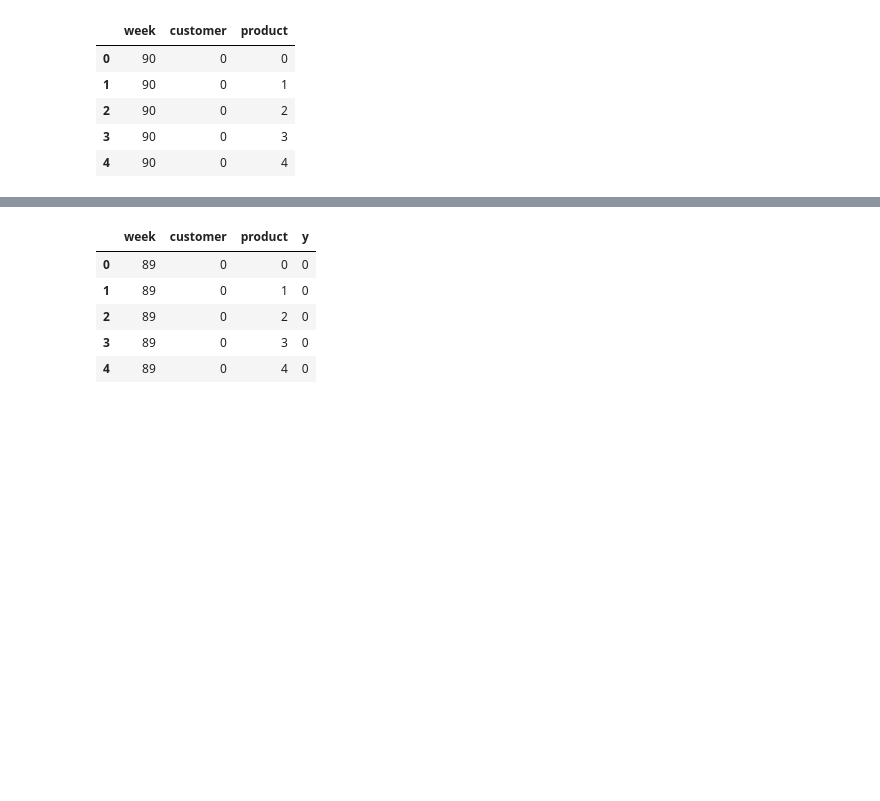
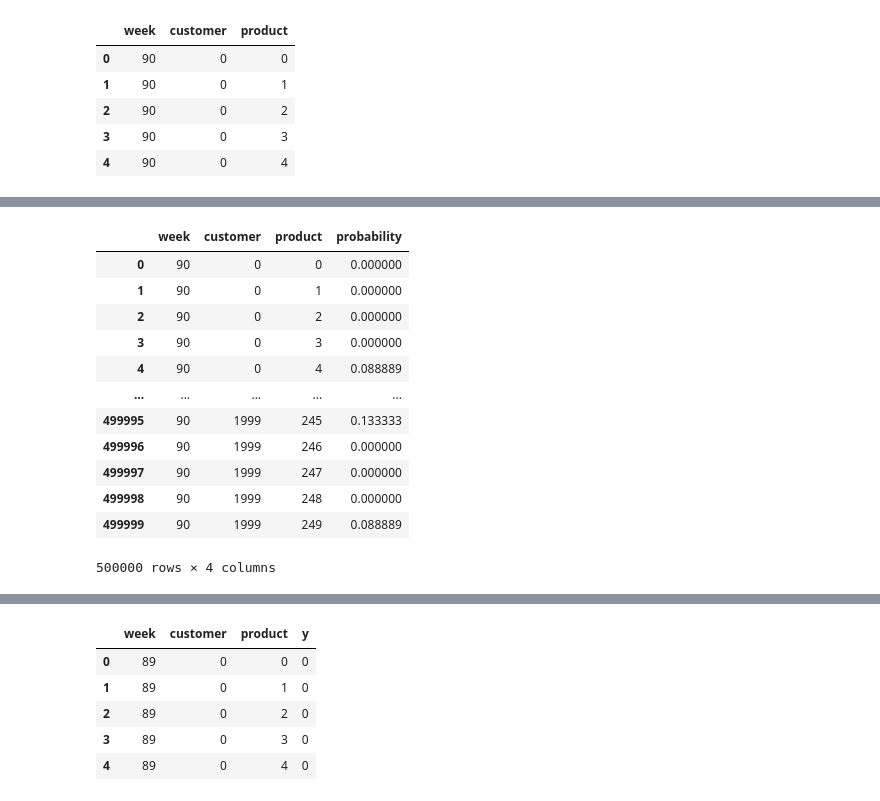
Before and after one commit to sbstn-gbl/lfbd-21-22, a Jupyter notebook: lectures/l07-0-tutorial-assignment-02.ipynb, the cells around one changed output, grey strips where cells are left out. Cells and saved outputs as stored; diff of their text form; code cells hidden in the pictures; blank space fills up the shorter version.

```diff
--- a/lectures/l07-0-tutorial-assignment-02.ipynb
+++ b/lectures/l07-0-tutorial-assignment-02.ipynb
@@ -60,0 +91,12 @@ prediction_index.head()
+# %%
+# add all missing values
+# Q1: what values are missing?
+# Q2: what is a good value for probabilities here?
+df = pd.DataFrame(
+    {
+        "week": 90,
+        "customer": np.repeat(target_customers, len(target_products), axis=0),
+        "product": target_products * len(target_customers),
+    }
+)
+df
@@ -60,0 +117,22 @@ prediction_index.head()
+# %%
+result_baseline = pd.merge(
+    df,
+    purchase_frequency_ij,
+    on=["customer", "product"],
+    how="left",
+).fillna(0)
+result_baseline
+# %% [output]
+|  | week | customer | product | probability |
+| 0 | 90 | 0 | 0 | 0.000000 |
+| 1 | 90 | 0 | 1 | 0.000000 |
+| 2 | 90 | 0 | 2 | 0.000000 |
+| 3 | 90 | 0 | 3 | 0.000000 |
+| 4 | 90 | 0 | 4 | 0.088889 |
+| ... | ... | ... | ... | ... |
+| 499995 | 90 | 1999 | 245 | 0.133333 |
+| 499996 | 90 | 1999 | 246 | 0.000000 |
+| 499997 | 90 | 1999 | 247 | 0.000000 |
+| 499998 | 90 | 1999 | 248 | 0.000000 |
+| 499999 | 90 | 1999 | 249 | 0.088889 |
+500000 rows × 4 columns
```
Also changed, not shown: parts of 19 cells of this notebook.
